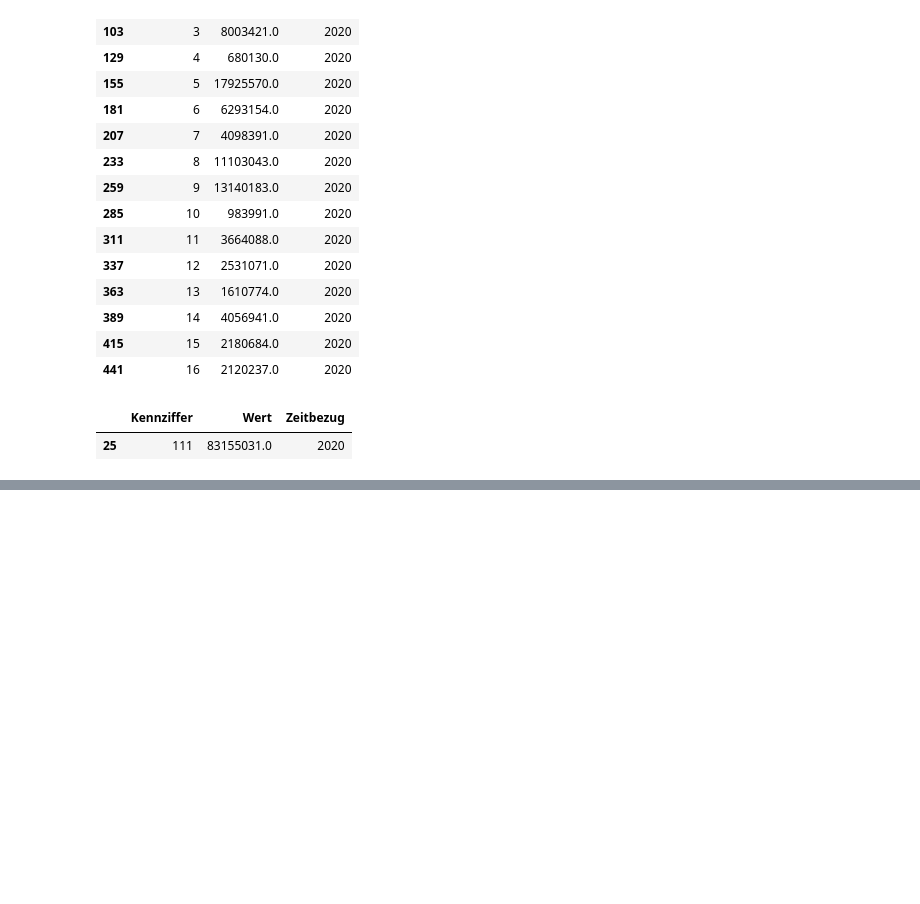
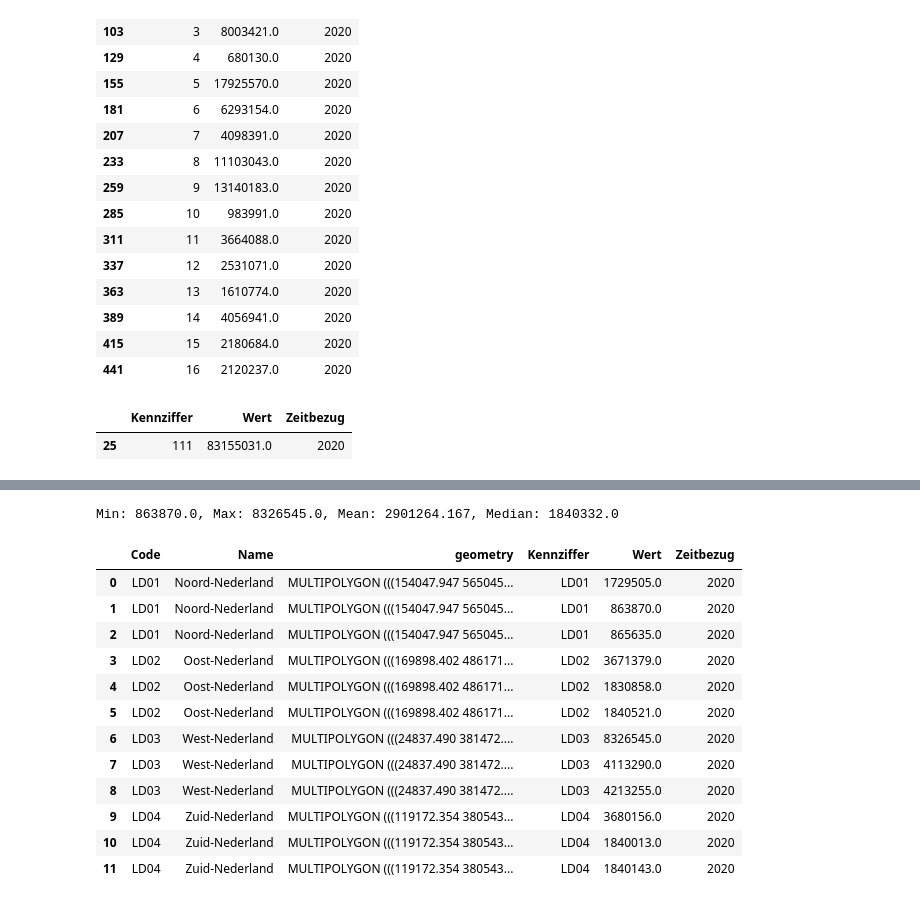
Before and after one commit to HipsterJulius/VSCODE, a Jupyter notebook: inkar-indicators/src/checkingData.ipynb, the cells around one changed output, grey strips where cells are left out. Cells and saved outputs as stored; diff of their text form; code cells hidden in the pictures; blank space fills up the shorter version.

```diff
--- a/inkar-indicators/src/checkingData.ipynb
+++ b/inkar-indicators/src/checkingData.ipynb
@@ -302,0 +495,33 @@ data_b
+# %%
+municipal_boundaries_nl = gpd.read_file(filename='GeoJSON:https://service.pdok.nl/cbs/gebiedsindelingen/2021/wfs/v1_0?request=GetFeature&service=WFS&version=1.1.0&outputFormat=json&typeName=gebiedsindelingen:landsdeel_gegeneraliseerd', engine="pyogrio")
+municipal_boundaries_nl = municipal_boundaries_nl[['statcode', 'statnaam', 'geometry']]
+
+municipal_boundaries_nl = pd.merge(data_nl, municipal_boundaries_nl,
+                               left_on = "RegioS",
+                               right_on = "statcode")
+municipal_boundaries_nl = municipal_boundaries_nl[['statcode', 'statnaam', 'geometry', 'RegioS', 'BevolkingOp1Januari_1', 'Perioden' ]]
+municipal_boundaries_nl.columns = ['Code', 'Name', 'geometry', 'Kennziffer', 'Wert', 'Zeitbezug']
+
+
+min_bl = round(municipal_boundaries_nl["Wert"].min(),3)
+max_bl = round(municipal_boundaries_nl["Wert"].max(), 3)
+mean_bl = round(municipal_boundaries_nl["Wert"].mean(), 3)
+median_bl = round(municipal_boundaries_nl["Wert"].median(), 3)
+
+print('Min: ' + str(min_bl) + ', ' + 'Max: ' + str(max_bl) + ', ' + 'Mean: ' + str(mean_bl) + ', ' + 'Median: ' + str(median_bl))
+municipal_boundaries_nl.drop_duplicates()
+# %% [output]
+Min: 863870.0, Max: 8326545.0, Mean: 2901264.167, Median: 1840332.0
+|  | Code | Name | geometry | Kennziffer | Wert | Zeitbezug |
+| 0 | LD01 | Noord-Nederland | MULTIPOLYGON (((154047.947 565045... | LD01 | 1729505.0 | 2020 |
+| 1 | LD01 | Noord-Nederland | MULTIPOLYGON (((154047.947 565045... | LD01 | 863870.0 | 2020 |
+| 2 | LD01 | Noord-Nederland | MULTIPOLYGON (((154047.947 565045... | LD01 | 865635.0 | 2020 |
+| 3 | LD02 | Oost-Nederland | MULTIPOLYGON (((169898.402 486171... | LD02 | 3671379.0 | 2020 |
+| 4 | LD02 | Oost-Nederland | MULTIPOLYGON (((169898.402 486171... | LD02 | 1830858.0 | 2020 |
+| 5 | LD02 | Oost-Nederland | MULTIPOLYGON (((169898.402 486171... | LD02 | 1840521.0 | 2020 |
+| 6 | LD03 | West-Nederland | MULTIPOLYGON (((24837.490 381472.... | LD03 | 8326545.0 | 2020 |
+| 7 | LD03 | West-Nederland | MULTIPOLYGON (((24837.490 381472.... | LD03 | 4113290.0 | 2020 |
+| 8 | LD03 | West-Nederland | MULTIPOLYGON (((24837.490 381472.... | LD03 | 4213255.0 | 2020 |
+| 9 | LD04 | Zuid-Nederland | MULTIPOLYGON (((119172.354 380543... | LD04 | 3680156.0 | 2020 |
+| 10 | LD04 | Zuid-Nederland | MULTIPOLYGON (((119172.354 380543... | LD04 | 1840013.0 | 2020 |
+| 11 | LD04 | Zuid-Nederland | MULTIPOLYGON (((119172.354 380543... | LD04 | 1840143.0 | 2020 |
```
Also changed, not shown: parts of 19 cells of this notebook.
